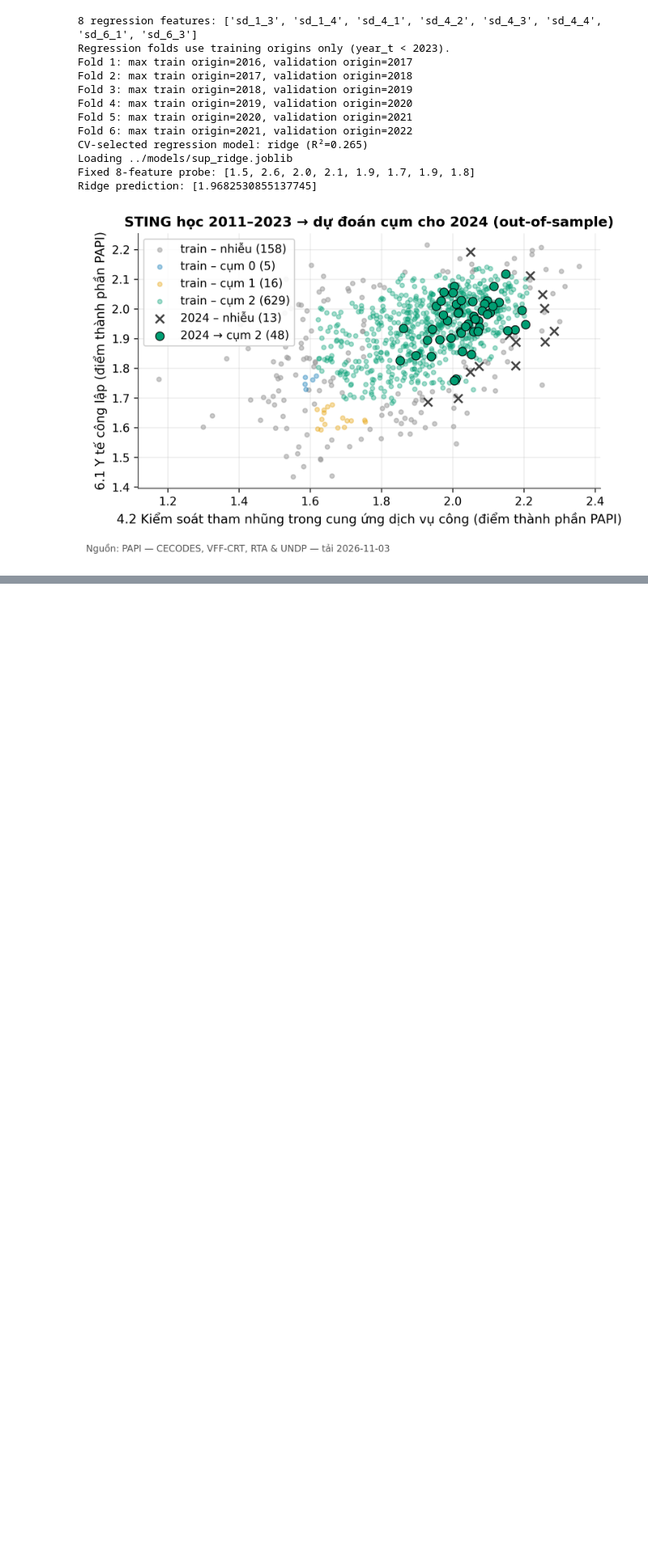
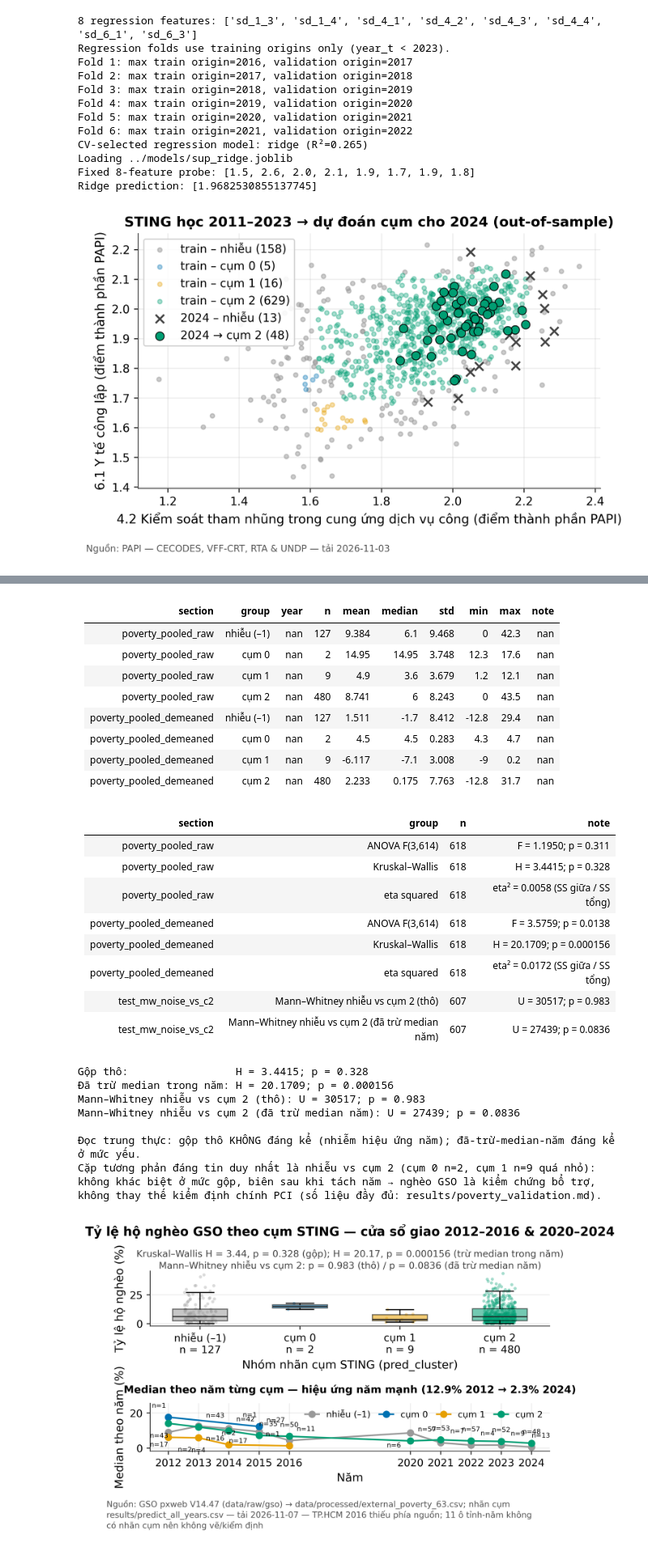
Before and after one commit to JasonTM17/Grid_Based_Sociology, a Jupyter notebook: notebooks/final_analysis.ipynb, the cells around one changed output, grey strips where cells are left out. Shown at 81% size. Drawn from its saved outputs; the diff is of its cells as text; code cells hidden in the pictures; blank space fills up the shorter version.

```diff
--- a/notebooks/final_analysis.ipynb
+++ b/notebooks/final_analysis.ipynb
@@ -212 +220,60 @@ display(Image(filename="../results/figs/predict_2024.png"))
+# %%
+pov = pd.read_csv("../results/poverty_validation.csv")
+
+pooled_sections = ["poverty_pooled_raw", "poverty_pooled_demeaned", "test_mw_noise_vs_c2"]
+pov_pool = pov[pov.section.isin(pooled_sections)].copy()
+has_stats = pov_pool["mean"].notna() & pov_pool["mean"].astype(str).str.strip().ne("")
+has_note = pov_pool["note"].notna() & pov_pool["note"].astype(str).str.strip().ne("")
+show_md(pov_pool[has_stats].to_markdown(index=False))
+print()
+show_md(pov_pool[has_note][["section", "group", "n", "note"]].to_markdown(index=False))
+print()
+
+def _pov_note(section, group):
+    return str(pov[(pov.section == section) & (pov.group == group)].iloc[0]["note"])
+
+print("Gộp thô:                ", _pov_note("poverty_pooled_raw", "Kruskal–Wallis"))
+print("Đã trừ median trong năm:", _pov_note("poverty_pooled_demeaned", "Kruskal–Wallis"))
+for _, r in pov[pov.section == "test_mw_noise_vs_c2"].iterrows():
+    print(f"{r['group']}: {r['note']}")
+print()
+_c0 = int(pov_pool[has_stats & pov_pool["group"].str.contains("cụm 0", regex=False)].iloc[0]["n"])
+_c1 = int(pov_pool[has_stats & pov_pool["group"].str.contains("cụm 1", regex=False)].iloc[0]["n"])
+print("Đọc trung thực: gộp thô KHÔNG đáng kể (nhiễm hiệu ứng năm); đã-trừ-median-năm đáng kể ở mức yếu.")
+print(f"Cặp tương phản đáng tin duy nhất là nhiễu vs cụm 2 (cụm 0 n={_c0}, cụm 1 n={_c1} quá nhỏ):")
+print("không khác biệt ở mức gộp, biên sau khi tách năm → nghèo GSO là kiểm chứng bổ trợ,")
+print("không thay thế kiểm định chính PCI (số liệu đầy đủ: results/poverty_validation.md).")
+
+display(Image(filename="../results/figs/external_poverty_by_cluster.png"))
+# %% [output]
+| section                 | group      |   year |   n |   mean |   median |   std |   min |   max |   note |
+|:------------------------|:-----------|-------:|----:|-------:|---------:|------:|------:|------:|-------:|
+| poverty_pooled_raw      | nhiễu (–1) |    nan | 127 |  9.384 |    6.1   | 9.468 |   0   |  42.3 |    nan |
+| poverty_pooled_raw      | cụm 0      |    nan |   2 | 14.95  |   14.95  | 3.748 |  12.3 |  17.6 |    nan |
+| poverty_pooled_raw      | cụm 1      |    nan |   9 |  4.9   |    3.6   | 3.679 |   1.2 |  12.1 |    nan |
+| poverty_pooled_raw      | cụm 2      |    nan | 480 |  8.741 |    6     | 8.243 |   0   |  43.5 |    nan |
+| poverty_pooled_demeaned | nhiễu (–1) |    nan | 127 |  1.511 |   -1.7   | 8.412 | -12.8 |  29.4 |    nan |
+| poverty_pooled_demeaned | cụm 0      |    nan |   2 |  4.5   |    4.5   | 0.283 |   4.3 |   4.7 |    nan |
+| poverty_pooled_demeaned | cụm 1      |    nan |   9 | -6.117 |   -7.1   | 3.008 |  -9   |   0.2 |    nan |
+| poverty_pooled_demeaned | cụm 2      |    nan | 480 |  2.233 |    0.175 | 7.763 | -12.8 |  31.7 |    nan |
+| section                 | group                                           |   n | note                              |
+|:------------------------|:------------------------------------------------|----:|:----------------------------------|
+| poverty_pooled_raw      | ANOVA F(3,614)                                  | 618 | F = 1.1950; p = 0.311             |
+| poverty_pooled_raw      | Kruskal–Wallis                                  | 618 | H = 3.4415; p = 0.328             |
+| poverty_pooled_raw      | eta squared                                     | 618 | eta² = 0.0058 (SS giữa / SS tổng) |
+| poverty_pooled_demeaned | ANOVA F(3,614)                                  | 618 | F = 3.5759; p = 0.0138            |
+| poverty_pooled_demeaned | Kruskal–Wallis                                  | 618 | H = 20.1709; p = 0.000156         |
+| poverty_pooled_demeaned | eta squared                                     | 618 | eta² = 0.0172 (SS giữa / SS tổng) |
+| test_mw_noise_vs_c2     | Mann–Whitney nhiễu vs cụm 2 (thô)               | 607 | U = 30517; p = 0.983              |
+| test_mw_noise_vs_c2     | Mann–Whitney nhiễu vs cụm 2 (đã trừ median năm) | 607 | U = 27439; p = 0.0836             |
+Gộp thô:                 H = 3.4415; p = 0.328
+Đã trừ median trong năm: H = 20.1709; p = 0.000156
+Mann–Whitney nhiễu vs cụm 2 (thô): U = 30517; p = 0.983
+Mann–Whitney nhiễu vs cụm 2 (đã trừ median năm): U = 27439; p = 0.0836
+
+Đọc trung thực: gộp thô KHÔNG đáng kể (nhiễm hiệu ứng năm); đã-trừ-median-năm đáng kể ở mức yếu.
+Cặp tương phản đáng tin duy nhất là nhiễu vs cụm 2 (cụm 0 n=2, cụm 1 n=9 quá nhỏ):
+không khác biệt ở mức gộp, biên sau khi tách năm → nghèo GSO là kiểm chứng bổ trợ,
+không thay thế kiểm định chính PCI (số liệu đầy đủ: results/poverty_validation.md).
+[figure, added]
 # %% [markdown]
```
Also changed, not shown: parts of 2 cells of this notebook, 14 other files.
